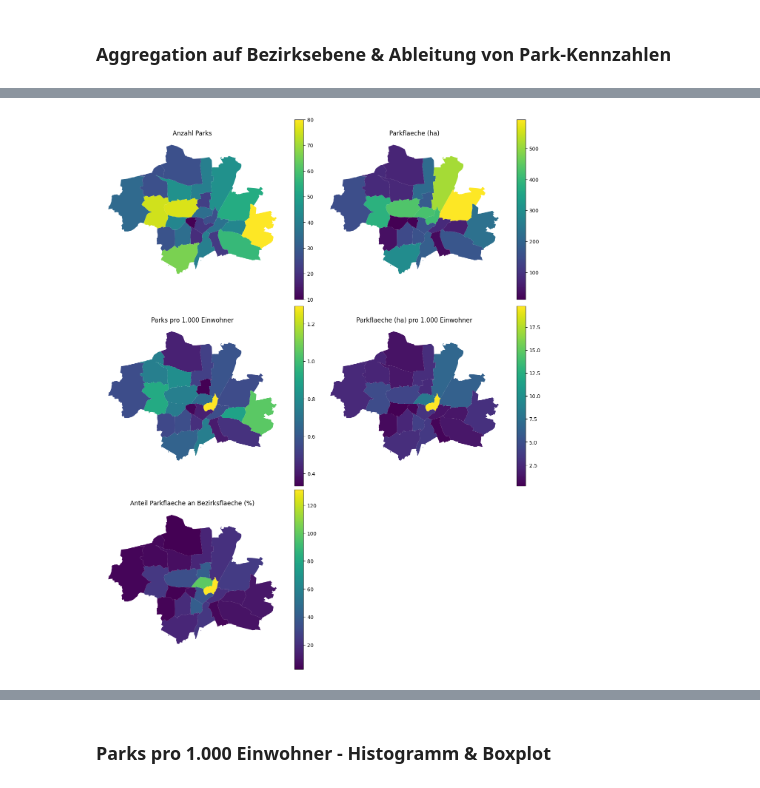
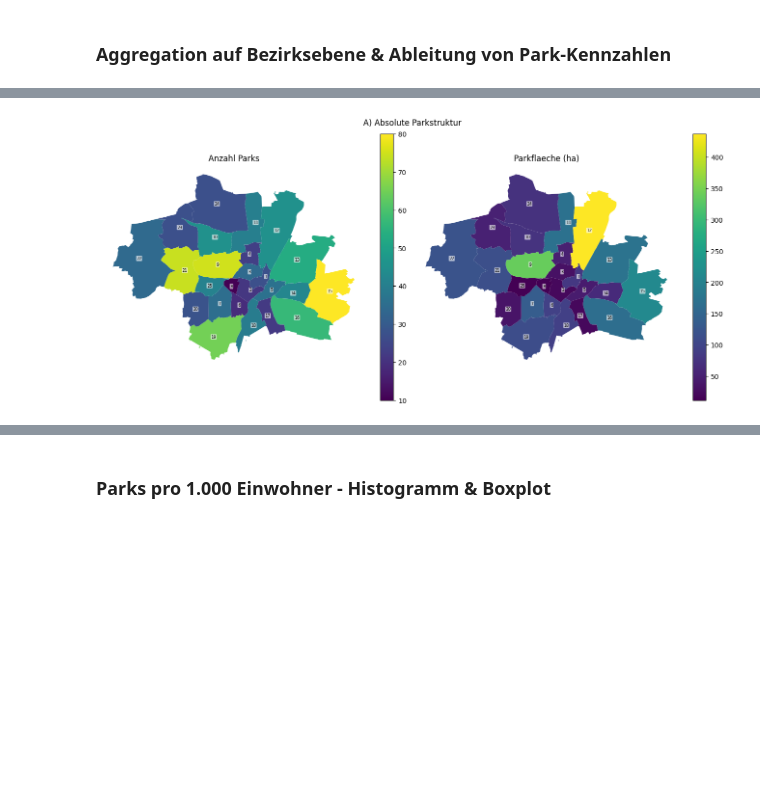
Before and after one commit to Lucas103003/active-city-project, a Jupyter notebook: notebooks/02_osm_parks_muc.ipynb, the cells around one changed output, grey strips where cells are left out. Cells and saved outputs as stored; diff of their text form; code cells hidden in the pictures; blank space fills up the shorter version.

Commit message:
N02 Struktur & Markdown Anpassung + Abgrenzung Parks

```diff
--- a/notebooks/02_osm_parks_muc.ipynb
+++ b/notebooks/02_osm_parks_muc.ipynb
@@ -101,0 +113,20 @@ parks_in_bezirke[["name", "bez_nr"]].head(10)
+# %%
+# Nur Polygone behalten, damit eine flaechenbasierte Zuordnung zu Bezirken moeglich ist
+parks = gdf_parks[
+    gdf_parks.geometry.geom_type.isin(["Polygon", "MultiPolygon"])
+][["name", "geometry"]].copy().reset_index(drop=True)
+
+# Eindeutige Park-ID fuer stabile Zaehlungen
+parks["park_id"] = parks.index.astype(int)
+
+# Flaechenanteilige Zuordnung: Parks mit Bezirken schneiden
+parks_in_bezirke = gpd.overlay(
+    parks[["park_id", "name", "geometry"]],
+    gdf_bezirke[["bez_nr", "geometry"]],
+    how="intersection"
+)
+
+# Teilflaechen in m2
+parks_in_bezirke["park_area_m2"] = parks_in_bezirke.geometry.area
+
+parks_in_bezirke[["park_id", "name", "bez_nr", "park_area_m2"]].head(10)
@@ -181,32 +244,65 @@ gdf_active[["bez_nr", "name", "parks_count", "parks_area_ha","parks_pro_1000_ein
 # %%
-# Choroplethenkarten fuer alle zentralen Park-Kennzahlen
-park_map_cols = [
-    ("parks_count", "Anzahl Parks"),
-    ("parks_area_ha", "Parkflaeche (ha)"),
-    ("parks_pro_1000_einw", "Parks pro 1.000 Einwohner"),
-    ("parks_area_ha_pro_1000_einw", "Parkflaeche (ha) pro 1.000 Einwohner"),
-    ("parks_area_anteil_prozent", "Anteil Parkflaeche an Bezirksflaeche (%)"),
-]
+# Choroplethenkarten thematisch gruppiert
+# Gruppe A: Absolute Parkstruktur
+# Gruppe B: Versorgungskennzahlen (pro 1.000 Einwohner)
+# Gruppe C: Flaechenanteil als separater Fokusindikator
 
-available = [(col, title) for col, title in park_map_cols if col in gdf_active.columns]
+# Bezirksnummern vorbereiten (robust fuer unterschiedliche Spaltennamen)
+label_col = "sb_nummer" if "sb_nummer" in gdf_active.columns else "bez_nr"
+label_points = gdf_active.geometry.representative_point()
 
-n = len(available)
-if n == 0:
-    print("Keine Park-Kennzahlen fuer Karten gefunden.")
-else:
-    ncols = 2
-    nrows = (n + ncols - 1) // ncols
-    fig, axes = plt.subplots(nrows, ncols, figsize=(12, 5 * nrows), constrained_layout=True)
-    axes = axes.ravel() if hasattr(axes, "ravel") else [axes]
 
-    for ax, (col, title) in zip(axes, available):
-        gdf_active.plot(column=col, legend=True, ax=ax)
+def _plot_pair(df, cols_titles, fig_title, cmap="viridis"):
+    fig, axes = plt.subplots(1, 2, figsize=(13, 6), constrained_layout=True)
+    for ax, (col, title) in zip(axes, cols_titles):
+        df.plot(column=col, legend=True, ax=ax, cmap=cmap)
+        for x, y, sb in zip(label_points.x, label_points.y, df[label_col]):
+            ax.text(
+                x, y, str(sb),
+                fontsize=6,
+                ha="center", va="center",
+                color="black",
+                bbox=dict(facecolor="white", edgecolor="none", alpha=0.65, boxstyle="round,pad=0.10")
+            )
         ax.set_title(title)
         ax.axis("off")
+    fig.suptitle(fig_title, fontsize=12)
+    plt.show()
 
-    for ax in axes[len(available):]:
-        ax.axis("off")
 
-    plt.show()
+# A) Absolute Strukturkennzahlen nebeneinander
+_plot_pair(
+    gdf_active,
+    [
+        ("parks_count", "Anzahl Parks"),
+        ("parks_area_ha", "Parkflaeche (ha)"),
+    ],
+    "A) Absolute Parkstruktur"
+)
+
+# B) Versorgungskennzahlen nebeneinander
+_plot_pair(
+    gdf_active,
+    [
+        ("parks_pro_1000_einw", "Parks pro 1.000 Einwohner"),
+        ("parks_area_ha_pro_1000_einw", "Parkflaeche (ha) pro 1.000 Einwohner"),
+    ],
+    "B) Parkversorgung je Einwohner"
+)
+
+# C) Flaechenanteil als separater Fokusindikator
+fig, ax = plt.subplots(1, 1, figsize=(7, 7), constrained_layout=True)
+gdf_active.plot(column="parks_area_anteil_prozent", legend=True, ax=ax, cmap="magma")
+for x, y, sb in zip(label_points.x, label_points.y, gdf_active[label_col]):
+    ax.text(
+        x, y, str(sb),
+        fontsize=6,
+        ha="center", va="center",
+        color="black",
+        bbox=dict(facecolor="white", edgecolor="none", alpha=0.65, boxstyle="round,pad=0.10")
+    )
+ax.set_title("C) Anteil Parkflaeche an Bezirksflaeche (%)")
+ax.axis("off")
+plt.show()
 # %% [output]
-[figure, old version]
+[figure, new version]
```
Also changed, not shown: parts of 35 cells of this notebook, 1 other file.
